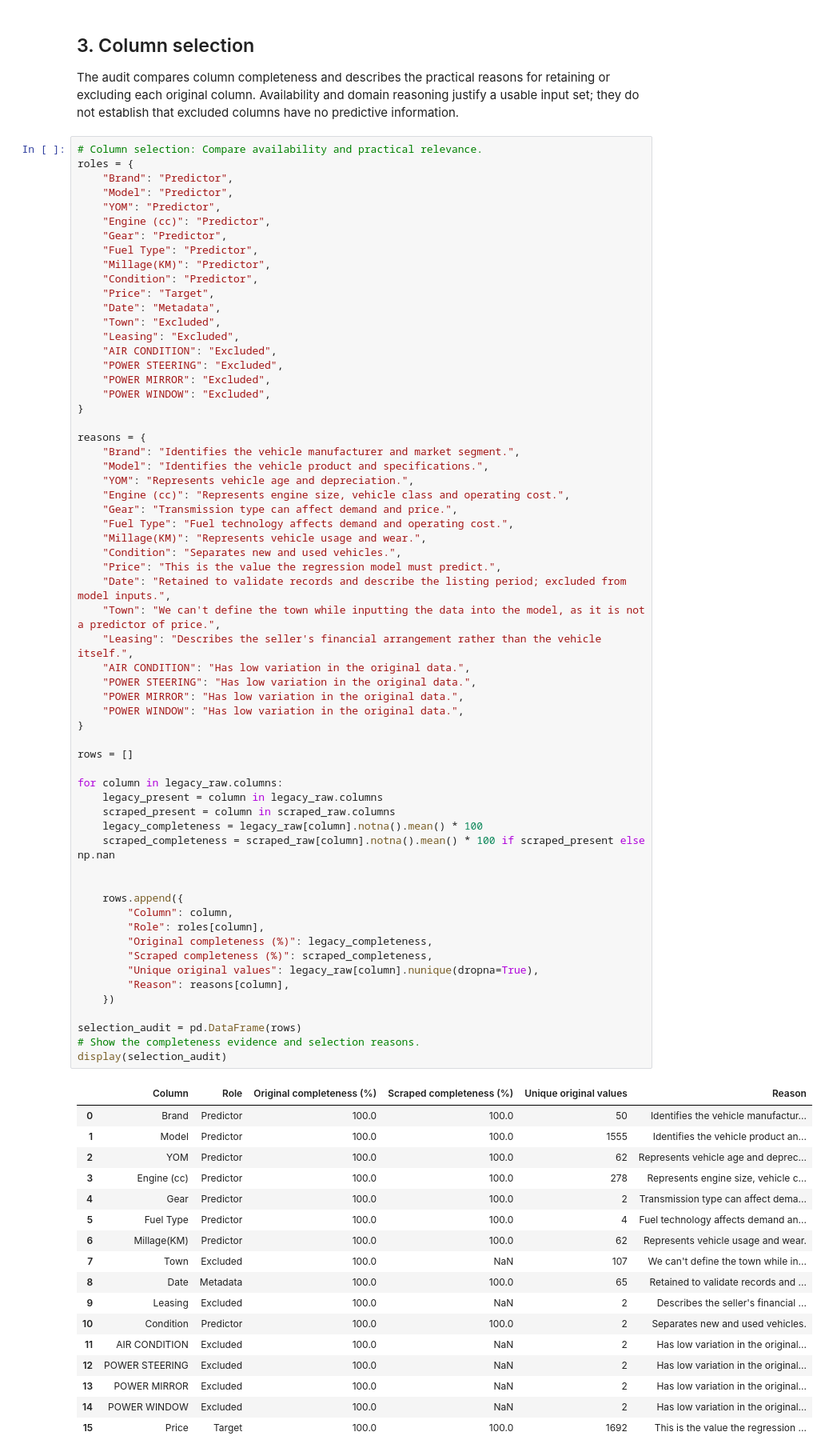
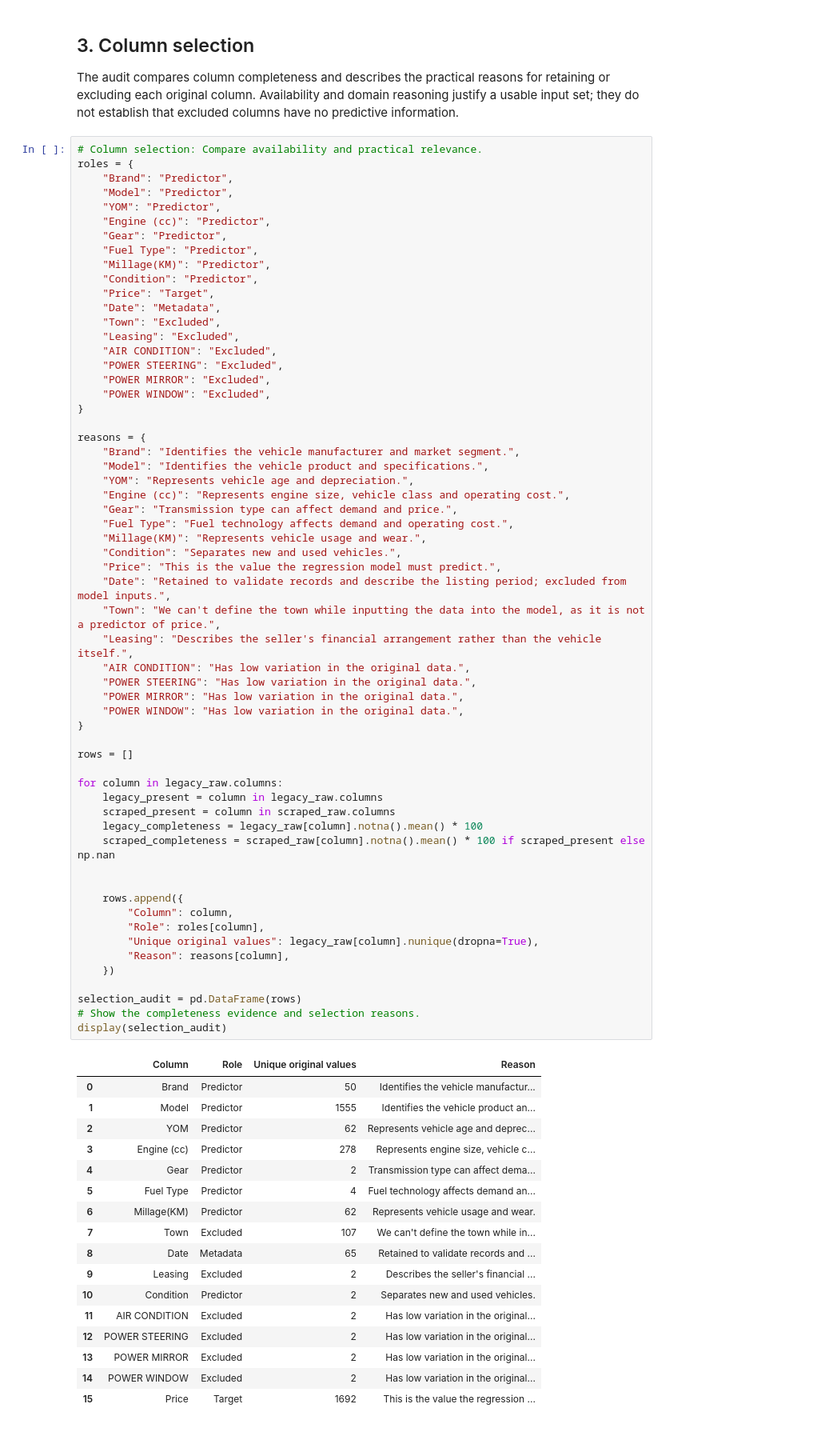
Before and after one commit to Kathuskan/AutoValue, a Jupyter notebook: notebooks/Complete_workflow.ipynb, the cells around one changed output. Shown at 80% size. Saved outputs shown, nothing was run; the diff lists cells and outputs as text.

```diff
--- a/notebooks/Complete_workflow.ipynb
+++ b/notebooks/Complete_workflow.ipynb
@@ -233,52 +233,50 @@ reasons = {
     "Price": "This is the value the regression model must predict.",
     "Date": "Retained to validate records and describe the listing period; excluded from model inputs.",
     "Town": "We can't define the town while inputting the data into the model, as it is not a predictor of price.",
     "Leasing": "Describes the seller's financial arrangement rather than the vehicle itself.",
     "AIR CONDITION": "Has low variation in the original data.",
     "POWER STEERING": "Has low variation in the original data.",
     "POWER MIRROR": "Has low variation in the original data.",
     "POWER WINDOW": "Has low variation in the original data.",
 }
 
 rows = []
 
 for column in legacy_raw.columns:
     legacy_present = column in legacy_raw.columns
     scraped_present = column in scraped_raw.columns
     legacy_completeness = legacy_raw[column].notna().mean() * 100
     scraped_completeness = scraped_raw[column].notna().mean() * 100 if scraped_present else np.nan
 
 
     rows.append({
         "Column": column,
         "Role": roles[column],
-        "Original completeness (%)": legacy_completeness,
-        "Scraped completeness (%)": scraped_completeness,
         "Unique original values": legacy_raw[column].nunique(dropna=True),
         "Reason": reasons[column],
     })
 
 selection_audit = pd.DataFrame(rows)
 # Show the completeness evidence and selection reasons.
 display(selection_audit)
 # %% [output]
-|  | Column | Role | Original completeness (%) | Scraped completeness (%) | Unique original values | Reason |
-| 0 | Brand | Predictor | 100.0 | 100.0 | 50 | Identifies the vehicle manufactur... |
-| 1 | Model | Predictor | 100.0 | 100.0 | 1555 | Identifies the vehicle product an... |
-| 2 | YOM | Predictor | 100.0 | 100.0 | 62 | Represents vehicle age and deprec... |
-| 3 | Engine (cc) | Predictor | 100.0 | 100.0 | 278 | Represents engine size, vehicle c... |
-| 4 | Gear | Predictor | 100.0 | 100.0 | 2 | Transmission type can affect dema... |
-| 5 | Fuel Type | Predictor | 100.0 | 100.0 | 4 | Fuel technology affects demand an... |
-| 6 | Millage(KM) | Predictor | 100.0 | 100.0 | 62 | Represents vehicle usage and wear. |
-| 7 | Town | Excluded | 100.0 | NaN | 107 | We can't define the town while in... |
-| 8 | Date | Metadata | 100.0 | 100.0 | 65 | Retained to validate records and ... |
-| 9 | Leasing | Excluded | 100.0 | NaN | 2 | Describes the seller's financial ... |
-| 10 | Condition | Predictor | 100.0 | 100.0 | 2 | Separates new and used vehicles. |
-| 11 | AIR CONDITION | Excluded | 100.0 | NaN | 2 | Has low variation in the original... |
-| 12 | POWER STEERING | Excluded | 100.0 | NaN | 2 | Has low variation in the original... |
-| 13 | POWER MIRROR | Excluded | 100.0 | NaN | 2 | Has low variation in the original... |
-| 14 | POWER WINDOW | Excluded | 100.0 | NaN | 2 | Has low variation in the original... |
-| 15 | Price | Target | 100.0 | 100.0 | 1692 | This is the value the regression ... |
+|  | Column | Role | Unique original values | Reason |
+| 0 | Brand | Predictor | 50 | Identifies the vehicle manufactur... |
+| 1 | Model | Predictor | 1555 | Identifies the vehicle product an... |
+| 2 | YOM | Predictor | 62 | Represents vehicle age and deprec... |
+| 3 | Engine (cc) | Predictor | 278 | Represents engine size, vehicle c... |
+| 4 | Gear | Predictor | 2 | Transmission type can affect dema... |
+| 5 | Fuel Type | Predictor | 4 | Fuel technology affects demand an... |
+| 6 | Millage(KM) | Predictor | 62 | Represents vehicle usage and wear. |
+| 7 | Town | Excluded | 107 | We can't define the town while in... |
+| 8 | Date | Metadata | 65 | Retained to validate records and ... |
+| 9 | Leasing | Excluded | 2 | Describes the seller's financial ... |
+| 10 | Condition | Predictor | 2 | Separates new and used vehicles. |
+| 11 | AIR CONDITION | Excluded | 2 | Has low variation in the original... |
+| 12 | POWER STEERING | Excluded | 2 | Has low variation in the original... |
+| 13 | POWER MIRROR | Excluded | 2 | Has low variation in the original... |
+| 14 | POWER WINDOW | Excluded | 2 | Has low variation in the original... |
+| 15 | Price | Target | 1692 | This is the value the regression ... |
 # %% [markdown]
 ## 4. Cleaning rules
 
```
